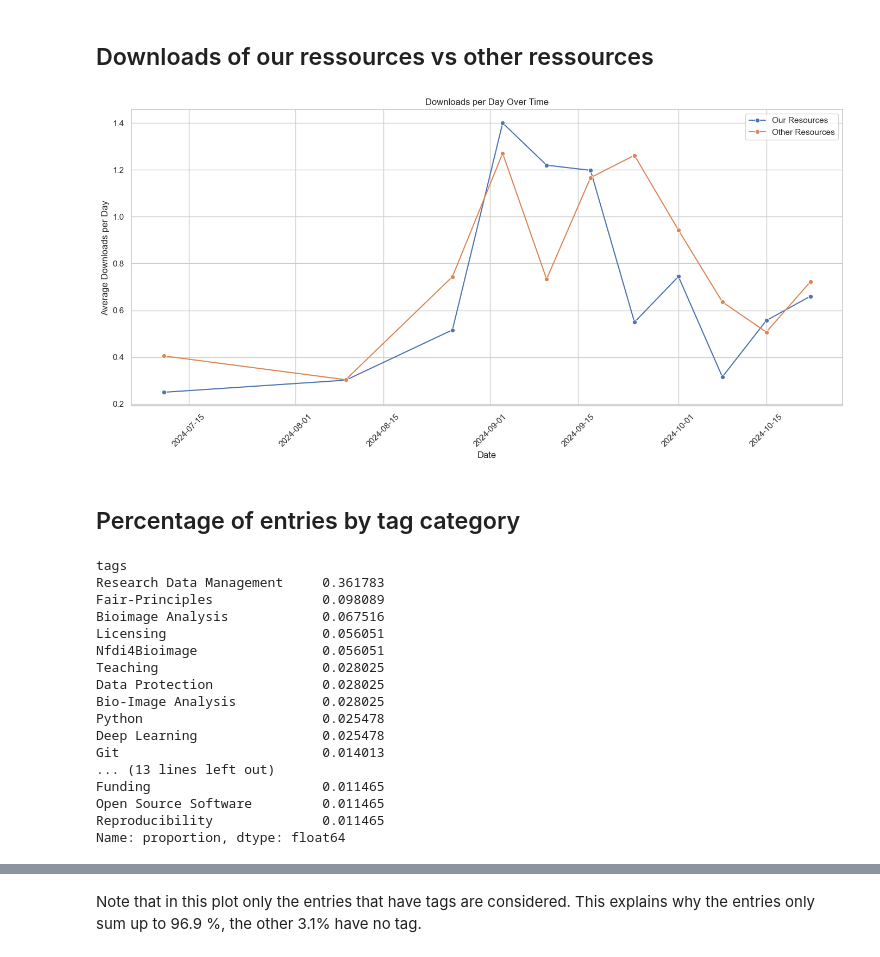
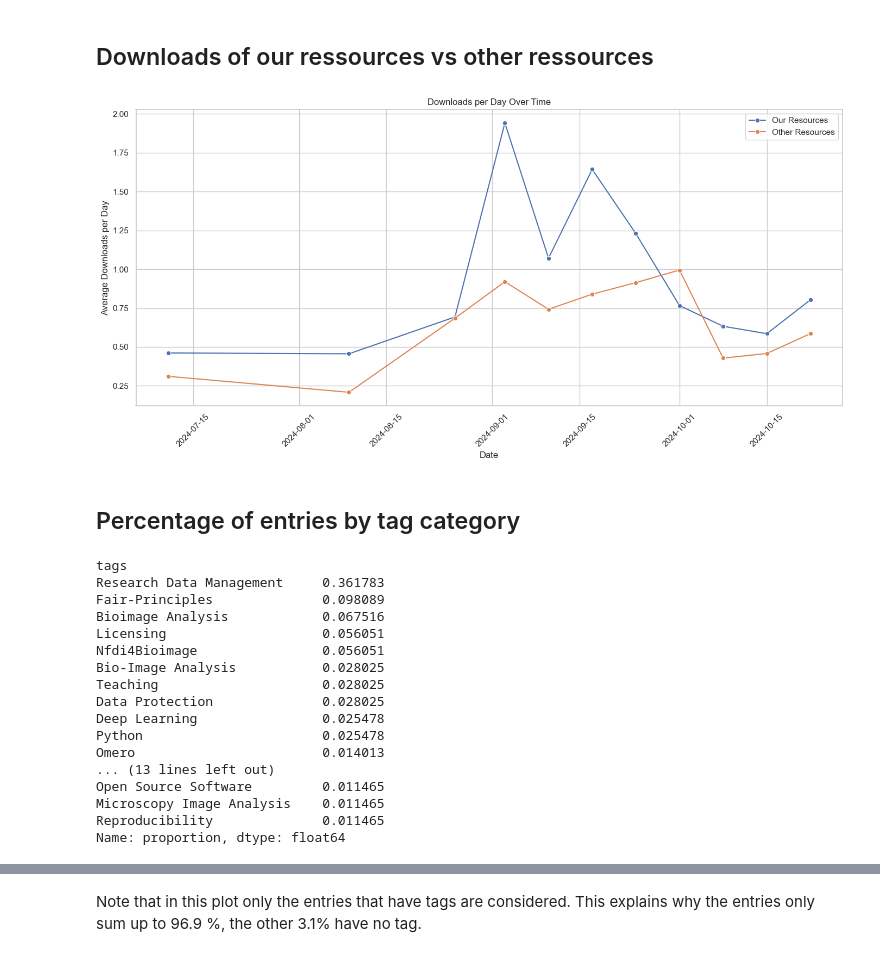
Before and after one commit to NFDI4BIOIMAGE/training, a Jupyter notebook: notebooks/download_stats.ipynb, the cells around one changed output, grey strips where cells are left out. Cells and saved outputs as stored; diff of their text form; code cells hidden in the pictures.

```diff
--- a/notebooks/download_stats.ipynb
+++ b/notebooks/download_stats.ipynb
@@ -231,49 +231,50 @@ plt.show()
 ## Downloads of our ressources vs other ressources
 # %%
 # import authors
-sys.path.append("..")
+sys.path.append("../scripts/")
 from authors import our_authors
 
 # Create a boolean column indicating if a resource is "ours"
 df['is_ours'] = df['authors'].apply(lambda x: any(author in x for author in our_authors))
+#df.to_csv("test.csv")
 
 # Convert timestamp to datetime if it isn't already
 df['timestamp'] = pd.to_datetime(df['timestamp'])
 
 # Group by date and is_ours to get the average downloads per day for each category over time
 daily_downloads = (
     df.groupby([df['timestamp'].dt.date, 'is_ours'])['downloads_per_day']
     .mean()
     .unstack(fill_value=0)
 )
 
 # Set the style for seaborn plots
 sns.set(style="whitegrid")
 
 # Create a line plot for both 'downloads_per_day' and 'views_per_day'
 plt.figure(figsize=(14, 7))
 sns.lineplot(x=daily_downloads.index, y=daily_downloads[True], label='Our Resources', marker='o')
 sns.lineplot(x=daily_downloads.index, y=daily_downloads[False], label='Other Resources', marker='o')
 
 # Add title and labels
 plt.xlabel('Date')
 plt.ylabel('Average Downloads per Day')
 plt.title('Downloads per Day Over Time')
 
 # Customize the plot
 plt.xticks(rotation=45)
 plt.savefig("../docs/statistics/ours_vs_others.png", dpi=700)
 plt.tight_layout()
 
 # Show the plot
 plt.show()
 # %% [output]
-[figure, old version]
+[figure, new version]
 # %% [markdown]
 ## Percentage of entries by tag category
 # %%
 # Load the YAML file
-with open("../resources/nfdi4bioimage.yml", "r") as f:
+with open("../resources/nfdi4bioimage.yml", "r", encoding='utf-8') as f:
     yml_data = yaml.safe_load(f)
 
 # Function to get tags from the YAML file
@@ -307,15 +308,15 @@ Fair-Principles              0.098089
 Bioimage Analysis            0.067516
 Licensing                    0.056051
 Nfdi4Bioimage                0.056051
+Bio-Image Analysis           0.028025
 Teaching                     0.028025
 Data Protection              0.028025
-Bio-Image Analysis           0.028025
+Deep Learning                0.025478
 Python                       0.025478
-Deep Learning                0.025478
-Git                          0.014013
+Omero                        0.014013
 ... (13 lines left out)
-Funding                      0.011465
 Open Source Software         0.011465
+Microscopy Image Analysis    0.011465
 Reproducibility              0.011465
 Name: proportion, dtype: float64
 # %%
```
Also changed, not shown: parts of 4 cells of this notebook, 7 other files.
